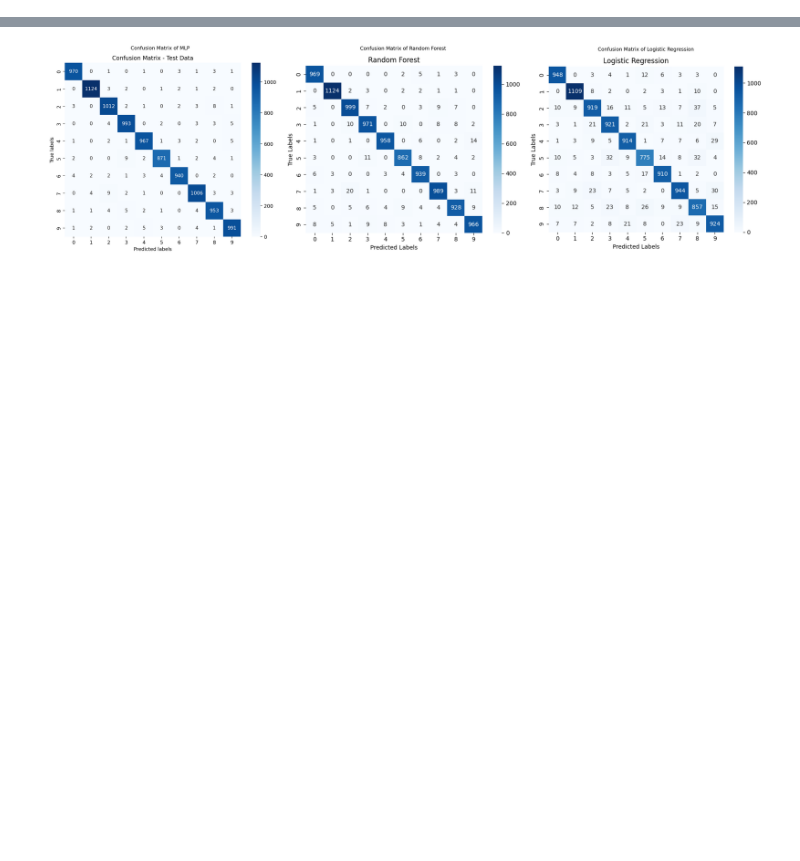
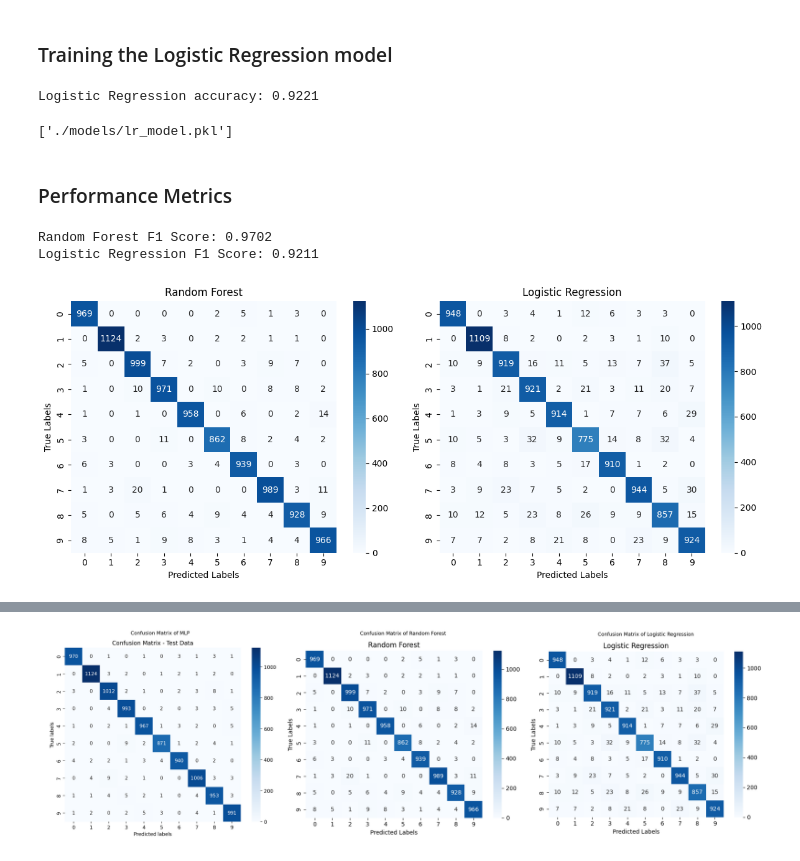
Before and after one commit to ShardulJunagade/ES-335-Assignment-3-2024-Fall, a Jupyter notebook: Task-3 MNIST Classification/MLP, RF, LR on MNIST.ipynb, the cells around one changed output, grey strips where cells are left out. Drawn from its saved outputs; the diff is of its cells as text; code cells hidden in the pictures; blank space fills up the shorter version.

```diff
--- a/Task-3 MNIST Classification/Comparison.ipynb
+++ b/Task-3 MNIST Classification/MLP, RF, LR on MNIST.ipynb
@@ -0,0 +363,12 @@
+# %%
+# Convert training data to numpy arrays
+X_train = train_dataset.data.numpy().reshape(len(train_dataset), -1)
+y_train = train_dataset.targets.numpy()
+
+# Convert test data to numpy arrays
+X_test = test_dataset.data.numpy().reshape(len(test_dataset), -1)
+y_test = test_dataset.targets.numpy()
+# %%
+scaler = StandardScaler()
+X_train_scaled = scaler.fit_transform(X_train)
+X_test_scaled = scaler.transform(X_test)
@@ -0,0 +389,51 @@
+# %% [markdown]
+### Training the Logistic Regression model
+# %%
+# Train Logistic Regression model
+lr_model = LogisticRegression(max_iter=1000, random_state=0)
+lr_model.fit(X_train_scaled, y_train)
+y_lr_pred = lr_model.predict(X_test_scaled)
+
+print(f'Logistic Regression accuracy: {np.mean(y_lr_pred == y_test)}')
+# %% [output]
+Logistic Regression accuracy: 0.9221
+# %%
+# lr_model save
+joblib.dump(lr_model, '../models/task-3/lr_model.pkl')
+# %% [output]
+['./models/lr_model.pkl']
+# %% [markdown]
+### Performance Metrics
+# %%
+# F1 score and confusion matrix for Random Forest
+f1_rf = f1_score(y_test, y_rf_pred, average='macro')
+
+# F1 score and confusion matrix for Logistic Regression
+f1_lr = f1_score(y_test, y_lr_pred, average='macro')
+
+# Print F1 scores
+print(f'Random Forest F1 Score: {f1_rf:.4f}')
+print(f'Logistic Regression F1 Score: {f1_lr:.4f}')
+# %% [output]
+Random Forest F1 Score: 0.9702
+Logistic Regression F1 Score: 0.9211
+# %%
+cm_rf = confusion_matrix(y_test, y_rf_pred)
+cm_lr = confusion_matrix(y_test, y_lr_pred)
+
+# Plot confusion matrices
+fig, axs = plt.subplots(1, 2, figsize=(12, 5))
+sns.heatmap(cm_rf, annot=True, fmt='d', cmap='Blues', ax=axs[0])
+axs[0].set_title('Random Forest')
+axs[0].set_xlabel('Predicted Labels')
+axs[0].set_ylabel('True Labels')
+
+sns.heatmap(cm_lr, annot=True, fmt='d', cmap='Blues', ax=axs[1])
+axs[1].set_title('Logistic Regression')
+axs[1].set_xlabel('Predicted Labels')
+axs[1].set_ylabel('True Labels')
+
+plt.tight_layout()
+plt.show()
+# %% [output]
+[figure, added]
```
Also changed, not shown: parts of 35 cells of this notebook, 10 other files.
